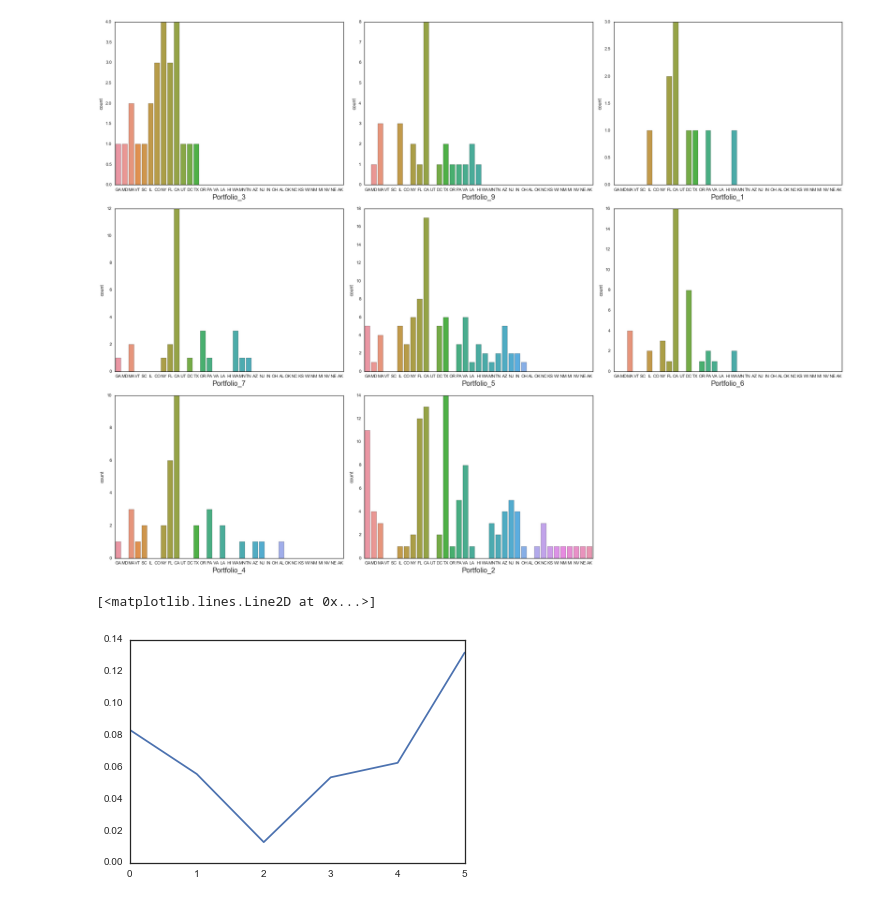
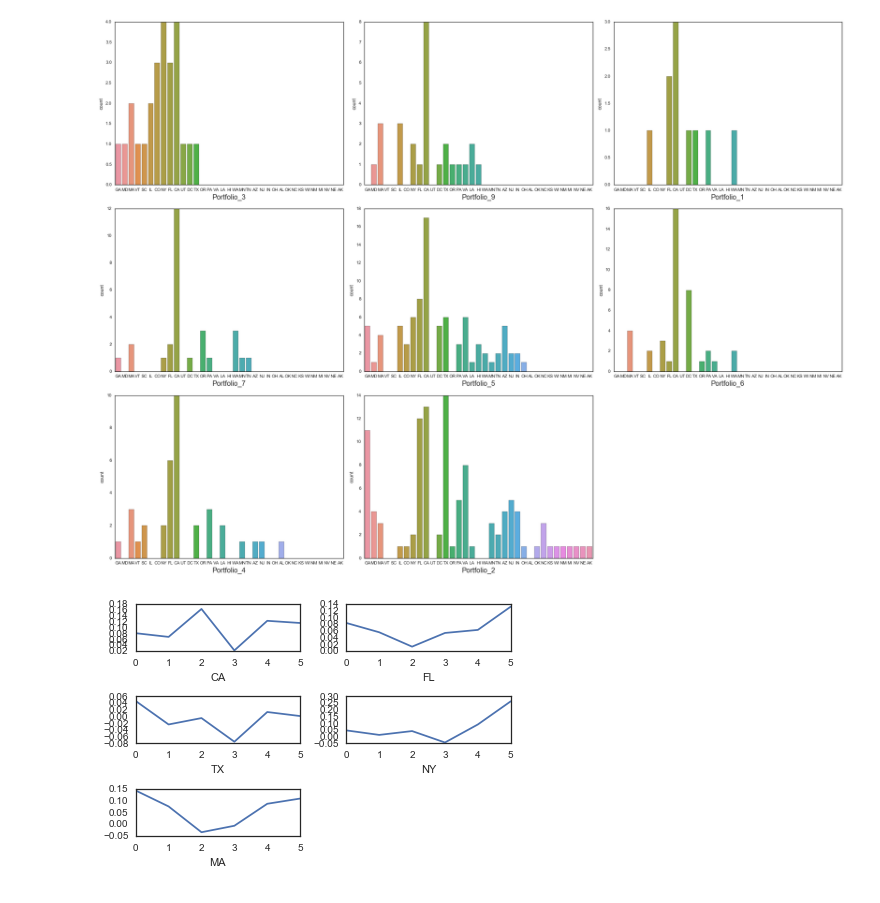
Before and after one commit to MaxwellLZH/BigByteInsight, a Jupyter notebook: HomeChallenge/r2/Geo_plotting.ipynb, the cells around one changed output. Saved outputs shown, nothing was run; the diff lists cells and outputs as text; code cells hidden in the pictures.

```diff
--- a/HomeChallenge/r2/Geo_plotting.ipynb
+++ b/HomeChallenge/r2/Geo_plotting.ipynb
@@ -97,22 +104,30 @@ for i, p in enumerate(portfolios):
 # %%
 #CA is by far the most dominant state, let's visualize it's price change
 #price = pd.read_sql_query('select * from hotel_trip_prices_yy_min', engine, parse_dates='myDate')
 #price = price.merge(reit, how='inner', on='hotel_id').drop(['id_x', 'id_y', 'City', 'Zip', 'Latitude', 'Longitude'], axis=1)
 
 state = 'CA'
 def quarter_change_by_state(state):
     price_state = price[price['State'] == state]
     price_state = price_state.groupby('myDate', as_index=False)['yy_change'].agg({'avg_change':np.mean})
 
     quarter_change = []
     for i in range(len(quarter_interval) -1):
                 change = price_state[(price_state['myDate'] > quarter_interval[i]) &
                                         (price_state['myDate'] <= quarter_interval[i+1])].avg_change.mean()
                 quarter_change.append(change)
+    #some of the state don't have data in the early 2015
+    quarter_change = np.array(quarter_change)
+    quarter_change[np.isnan(quarter_change)] = 0
+
     return quarter_change
 
-FL = quarter_change_by_state('FL')
-plt.plot(FL)
+
+for i, s in enumerate(['CA', 'FL', 'TX', 'NY', 'MA']):
+    temp = quarter_change_by_state(s)
+    plt.subplot(3, 2, i+1)
+    plt.plot(temp)
+    plt.xlabel(s)
+    plt.tight_layout()
 # %% [output]
-[<matplotlib.lines.Line2D at 0x...>]
-[figure, old version]
+[figure, new version]
```
Also changed, not shown: parts of 12 cells of this notebook, 1 other file.
